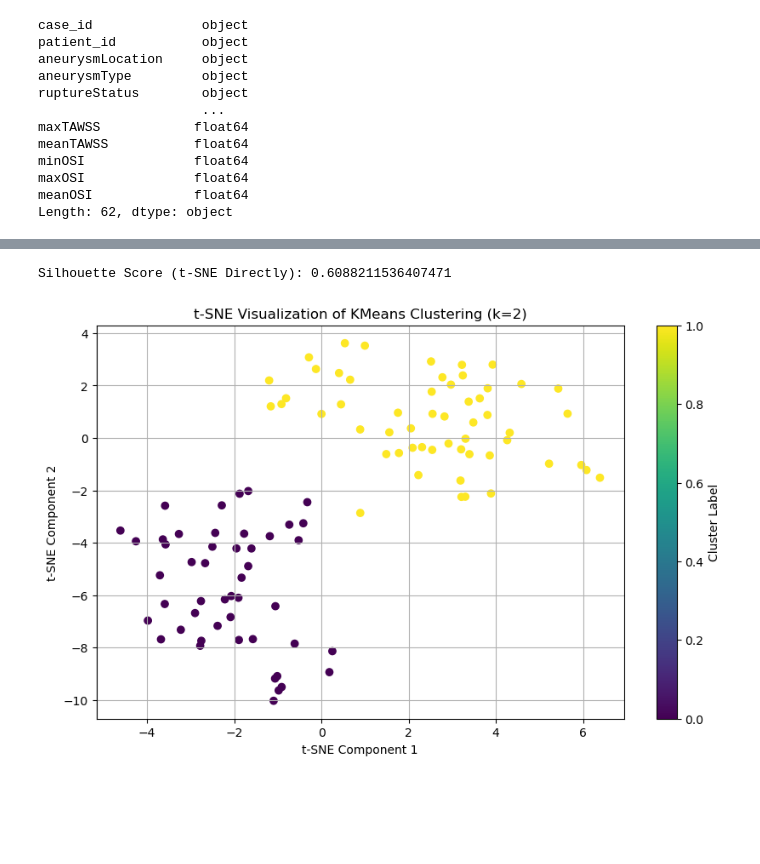
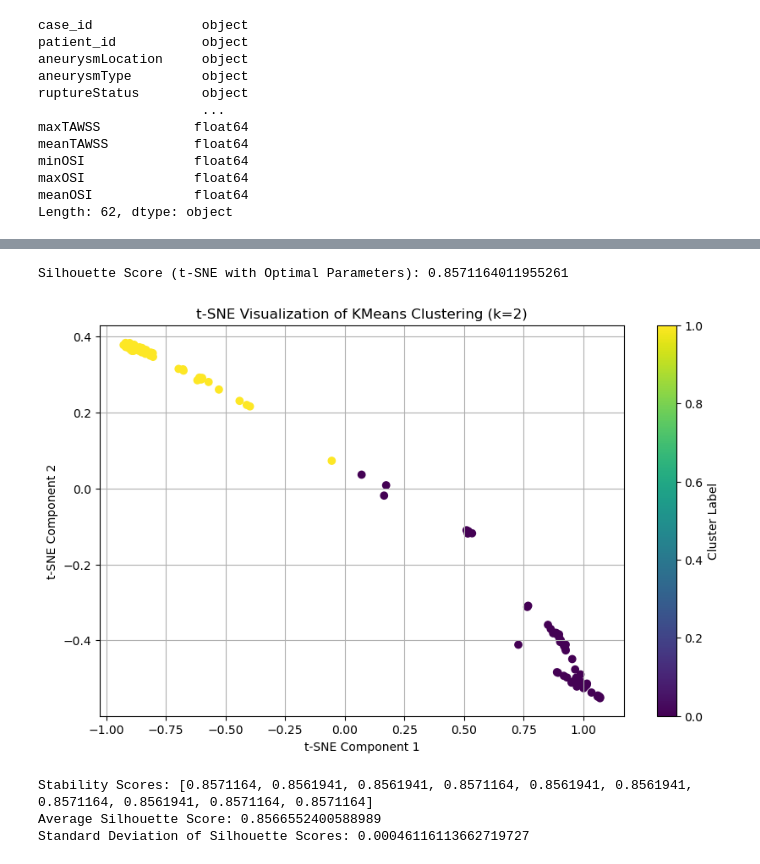
Before and after one commit to shrinitbabel/Aneurysm-CFD-Supervised-Clustering, a Jupyter notebook: Aneurysm EDA.ipynb, the cells around one changed output, grey strips where cells are left out. Drawn from its saved outputs; the diff is of its cells as text; code cells hidden in the pictures; blank space fills up the shorter version.

```diff
--- a/Aneurysm EDA.ipynb
+++ b/Aneurysm EDA.ipynb
@@ -162,27 +212,49 @@ For n_clusters = 10, the average silhouette_score is 0.33100327149546566
 # %%
 from sklearn.manifold import TSNE
+from sklearn.cluster import KMeans
+from sklearn.metrics import silhouette_score
+import matplotlib.pyplot as plt
 
-# Apply t-SNE directly on scaled data
-tsne = TSNE(n_components=2, random_state=42)
+# Apply t-SNE with optimal parameters
+tsne = TSNE(n_components=2, perplexity=5, learning_rate=10, n_iter=250, random_state=42)
 tsne_results = tsne.fit_transform(scaled_data)
 
-# Reapply KMeans clustering
+# Reapply KMeans clustering with the results
 kmeans_tsne = KMeans(n_clusters=2, random_state=42)
 clusters_tsne = kmeans_tsne.fit_predict(tsne_results)
 
 # Compute silhouette score on t-SNE results
 silhouette_tsne = silhouette_score(tsne_results, clusters_tsne)
-print(f'Silhouette Score (t-SNE Directly): {silhouette_tsne}')
+print(f'Silhouette Score (t-SNE with Optimal Parameters): {silhouette_tsne}')
 
 # Plot the t-SNE results
 plt.figure(figsize=(10, 6))
 plt.scatter(tsne_results[:, 0], tsne_results[:, 1], c=clusters_tsne, cmap='viridis', marker='o')
 plt.title('t-SNE Visualization of KMeans Clustering (k=2)')
 plt.xlabel('t-SNE Component 1')
 plt.ylabel('t-SNE Component 2')
 plt.colorbar(label='Cluster Label')
 plt.grid(True)
 plt.show()
 # %% [output]
-Silhouette Score (t-SNE Directly): 0.6088211536407471
+Silhouette Score (t-SNE with Optimal Parameters): 0.8571164011955261
-[figure, old version]
+[figure, new version]
+# %%
+import numpy as np
+
+# Re-run KMeans multiple times
+n_runs = 10
+stability_scores = []
+
+for _ in range(n_runs):
+    clusters_tsne = KMeans(n_clusters=2, random_state=np.random.randint(0, 10000)).fit_predict(tsne_results)
+    silhouette_tsne = silhouette_score(tsne_results, clusters_tsne)
+    stability_scores.append(silhouette_tsne)
+
+print(f'Stability Scores: {stability_scores}')
+print(f'Average Silhouette Score: {np.mean(stability_scores)}')
+print(f'Standard Deviation of Silhouette Scores: {np.std(stability_scores)}')
+# %% [output]
+Stability Scores: [0.8571164, 0.8561941, 0.8561941, 0.8571164, 0.8561941, 0.8561941, 0.8571164, 0.8561941, 0.8571164, 0.8571164]
+Average Silhouette Score: 0.8566552400588989
+Standard Deviation of Silhouette Scores: 0.00046116113662719727
```
Also changed, not shown: parts of 7 cells of this notebook, 1 other file.
